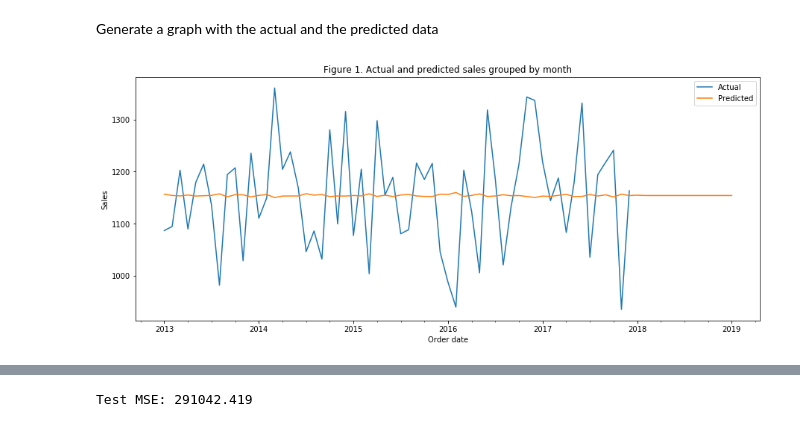
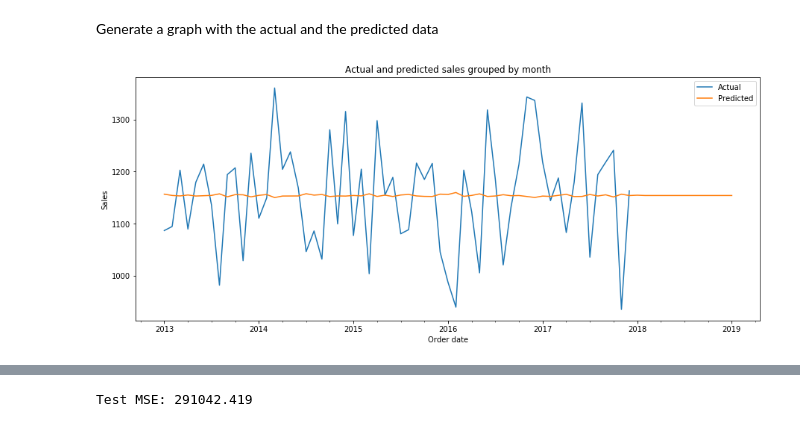
Before and after one commit to ivangermanov/data_science_project, a Jupyter notebook: Models/Forecasting demand.ipynb, the cells around one changed output, grey strips where cells are left out. Drawn from its saved outputs; the diff is of its cells as text; code cells hidden in the pictures.

```diff
--- a/Models/Forecasting demand.ipynb
+++ b/Models/Forecasting demand.ipynb
@@ -105,11 +106,11 @@ Generate a graph with the actual and the predicted data
 # %%
 resampled = df_furniture['Count'].resample('MS').mean()
 resampled.plot(figsize=(15, 6), label="Actual")
 resampled_forecast = forecast.resample('MS').mean()
 resampled_forecast.plot(figsize=(15, 6), label="Predicted")
 plt.ylabel('Sales')
-plt.title('Figure 1. Actual and predicted sales grouped by month')
+plt.title('Actual and predicted sales grouped by month')
 plt.legend()
 plt.show()
 # %% [output]
-[figure, old version]
+[figure, new version]
```
Also changed, not shown: parts of 7 cells of this notebook.
